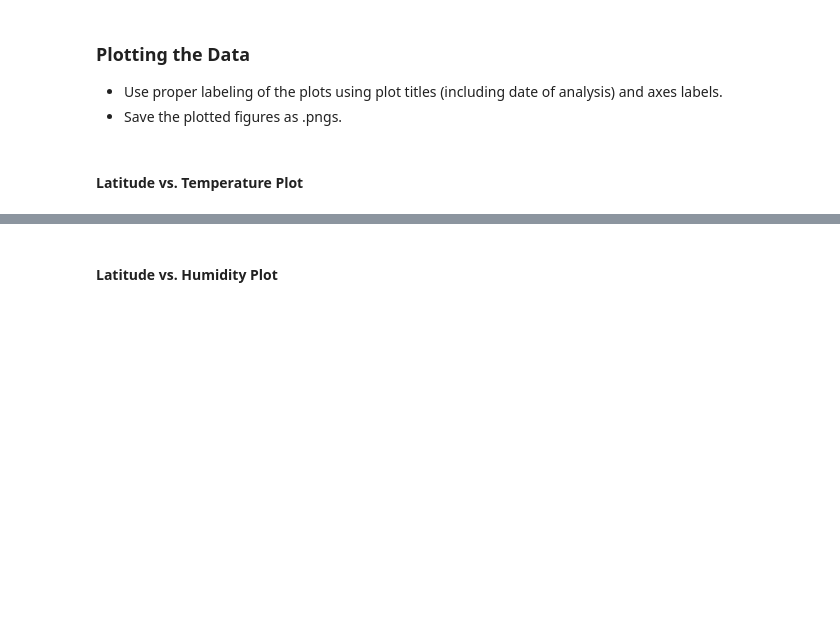
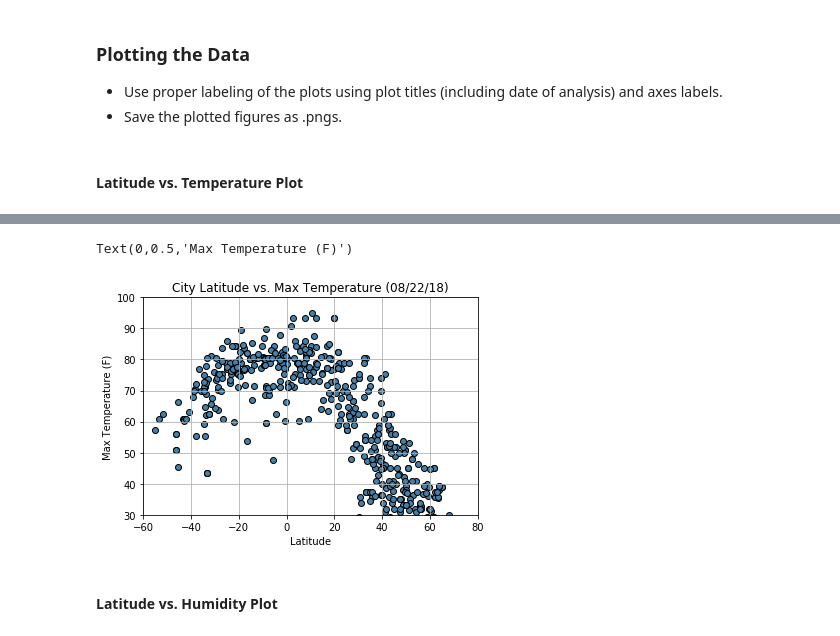
Before and after one commit to brunoprogramsnow/weatherPy, a Jupyter notebook: WeatherPy.ipynb, the cells around one changed output, grey strips where cells are left out. Drawn from its saved outputs; the diff is of its cells as text; code cells hidden in the pictures; blank space fills up the shorter version.

Commit message:
charting

```diff
--- a/WeatherPy.ipynb
+++ b/WeatherPy.ipynb
@@ -216,2 +213,15 @@ weather_df.head()
+# %%
+maxTempScatter = weather_df.iloc[:,7].tolist()
+latScatter = weather_df.iloc[:,5].tolist()
+plt.scatter(latScatter,maxTempScatter, marker="o", facecolors="#4580AA", edgecolors="black")
+plt.grid()
+plt.ylim(30,100)
+plt.xlim(-60,80)
+plt.title("City Latitude vs. Max Temperature (08/22/18)")
+plt.xlabel("Latitude")
+plt.ylabel("Max Temperature (F)")
+# %% [output]
+Text(0,0.5,'Max Temperature (F)')
+[figure, added]
 # %% [markdown]
 #### Latitude vs. Humidity Plot
```
Also changed, not shown: parts of 12 cells of this notebook, 1 other file.
